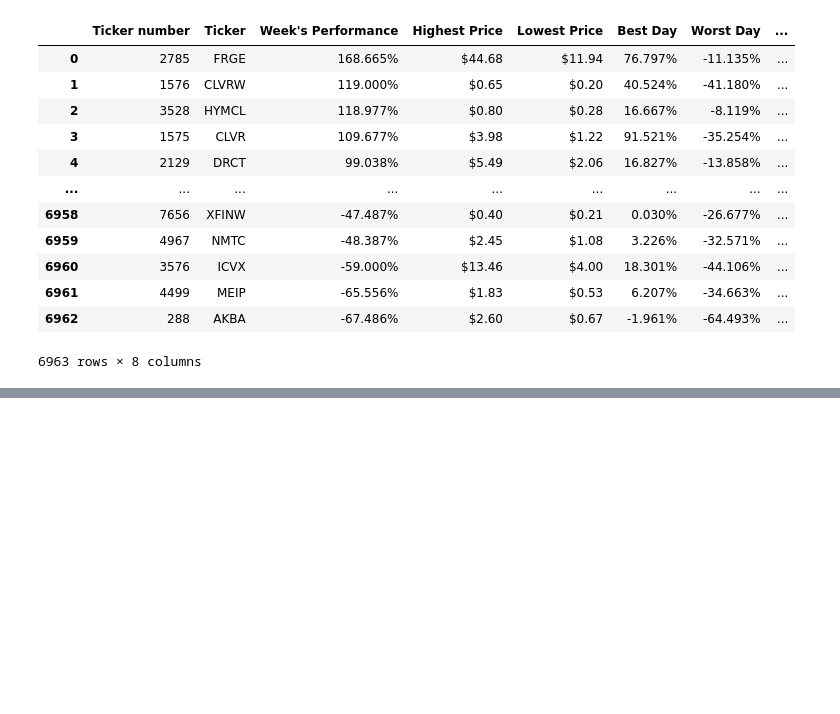
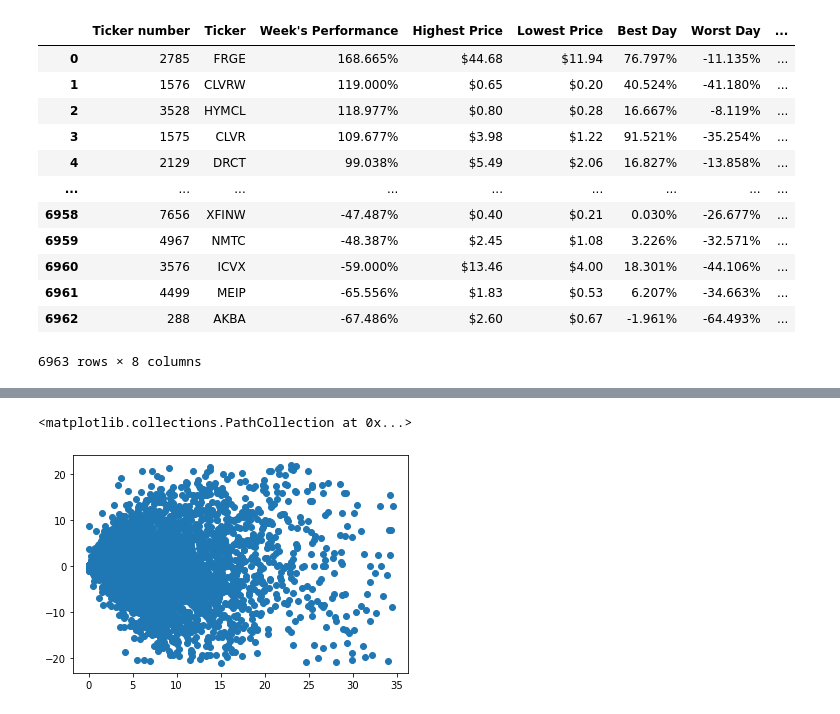
Before and after one commit to brand0nM/Pyberhood, a Jupyter notebook: Visualization_Stock_Analysis.ipynb, the cells around one changed output, grey strips where cells are left out. Cells and saved outputs as stored; diff of their text form; code cells hidden in the pictures; blank space fills up the shorter version.

```diff
--- a/Visualization_Stock_Analysis.ipynb
+++ b/Visualization_Stock_Analysis.ipynb
@@ -36 +104,6 @@ for i in range(len(Best_day)):
+# %%
+plt.scatter(Nasdaq_df['Volatility'], Nasdaq_df["Week's Performance"])
+# %% [output]
+<matplotlib.collections.PathCollection at 0x...>
+[figure, added]
 # %%
```
Also changed, not shown: parts of 7 cells of this notebook.
